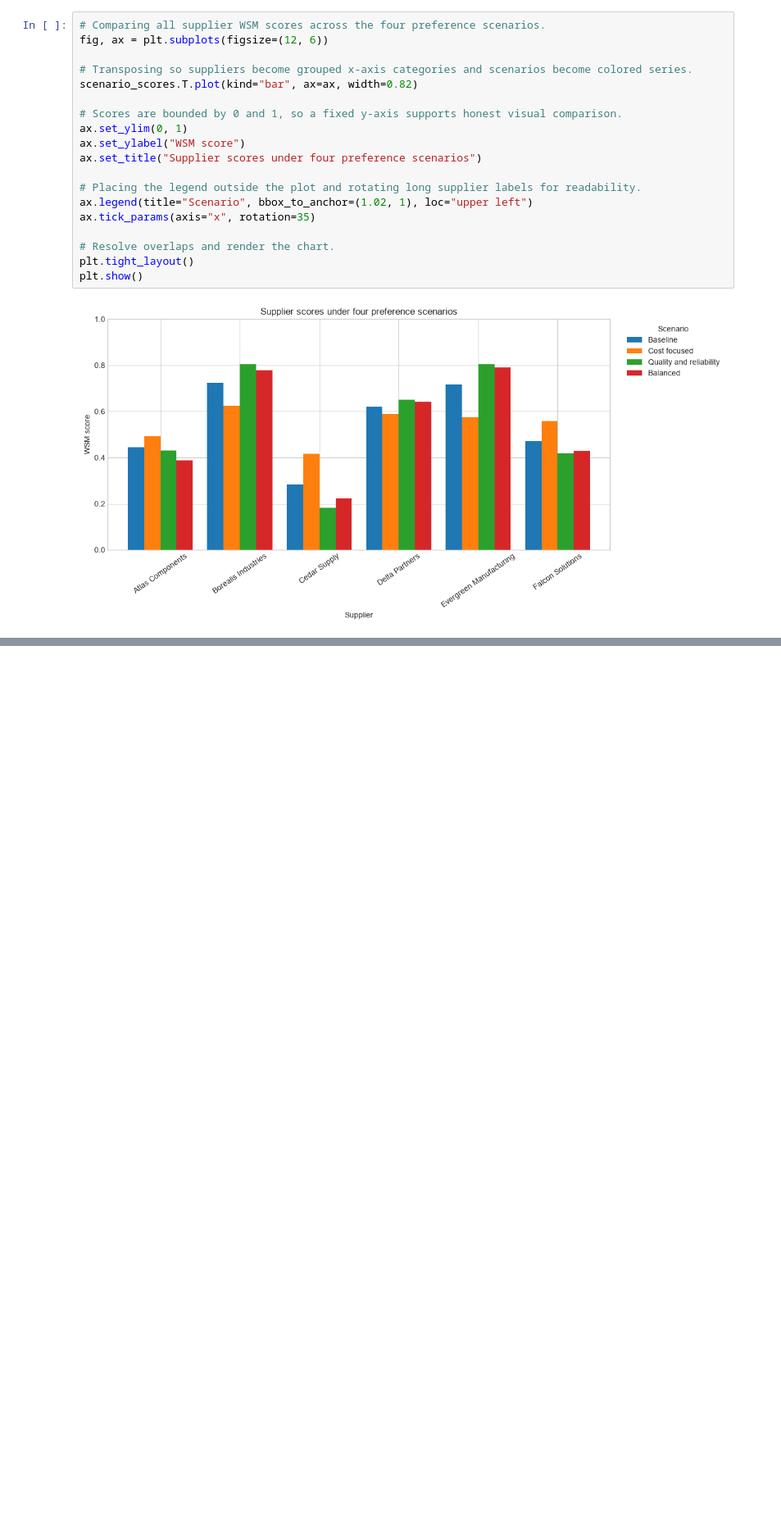
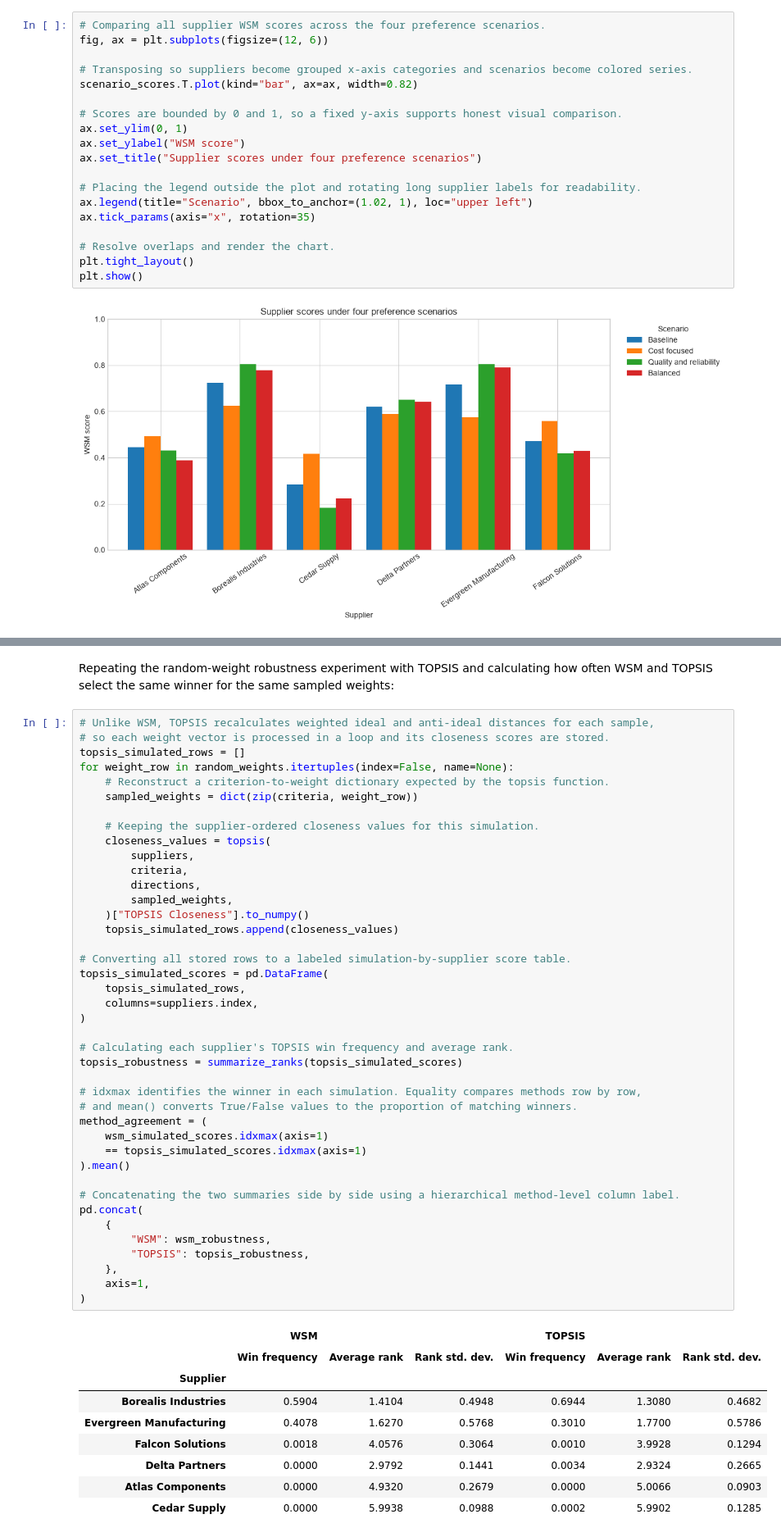
Before and after one commit to BoyanYotov/SoftUni-Math_Concepts_for_Devs-Final_Project, a Jupyter notebook: notebooks/supplier_selection.ipynb, the cells around one changed output, grey strips where cells are left out. Shown at 82% size. Saved outputs shown, nothing was run; the diff lists cells and outputs as text; blank space fills up the shorter version.

```diff
--- a/notebooks/supplier_selection.ipynb
+++ b/notebooks/supplier_selection.ipynb
@@ -657,0 +786,53 @@ The practical task is to make those priorities explicit before comparing offers.
+# %% [markdown]
+Repeating the random-weight robustness experiment with TOPSIS and calculating how often WSM and TOPSIS select the same winner for the same sampled weights:
+# %%
+# Unlike WSM, TOPSIS recalculates weighted ideal and anti-ideal distances for each sample,
+# so each weight vector is processed in a loop and its closeness scores are stored.
+topsis_simulated_rows = []
+for weight_row in random_weights.itertuples(index=False, name=None):
+    # Reconstruct a criterion-to-weight dictionary expected by the topsis function.
+    sampled_weights = dict(zip(criteria, weight_row))
+
+    # Keeping the supplier-ordered closeness values for this simulation.
+    closeness_values = topsis(
+        suppliers,
+        criteria,
+        directions,
+        sampled_weights,
+    )["TOPSIS Closeness"].to_numpy()
+    topsis_simulated_rows.append(closeness_values)
+
+# Converting all stored rows to a labeled simulation-by-supplier score table.
+topsis_simulated_scores = pd.DataFrame(
+    topsis_simulated_rows,
+    columns=suppliers.index,
+)
+
+# Calculating each supplier's TOPSIS win frequency and average rank.
+topsis_robustness = summarize_ranks(topsis_simulated_scores)
+
+# idxmax identifies the winner in each simulation. Equality compares methods row by row,
+# and mean() converts True/False values to the proportion of matching winners.
+method_agreement = (
+    wsm_simulated_scores.idxmax(axis=1)
+    == topsis_simulated_scores.idxmax(axis=1)
+).mean()
+
+# Concatenating the two summaries side by side using a hierarchical method-level column label.
+pd.concat(
+    {
+        "WSM": wsm_robustness,
+        "TOPSIS": topsis_robustness,
+    },
+    axis=1,
+)
+# %% [output]
+|  | WSM |  |  | TOPSIS |  |  |
+|  | Win frequency | Average rank | Rank std. dev. | Win frequency | Average rank | Rank std. dev. |
+| Supplier |  |  |  |  |  |  |
+| Borealis Industries | 0.5904 | 1.4104 | 0.4948 | 0.6944 | 1.3080 | 0.4682 |
+| Evergreen Manufacturing | 0.4078 | 1.6270 | 0.5768 | 0.3010 | 1.7700 | 0.5786 |
+| Falcon Solutions | 0.0018 | 4.0576 | 0.3064 | 0.0010 | 3.9928 | 0.1294 |
+| Delta Partners | 0.0000 | 2.9792 | 0.1441 | 0.0034 | 2.9324 | 0.2665 |
+| Atlas Components | 0.0000 | 4.9320 | 0.2679 | 0.0000 | 5.0066 | 0.0903 |
+| Cedar Supply | 0.0000 | 5.9938 | 0.0988 | 0.0002 | 5.9902 | 0.1285 |
```
Also changed, not shown: parts of 39 cells of this notebook.
